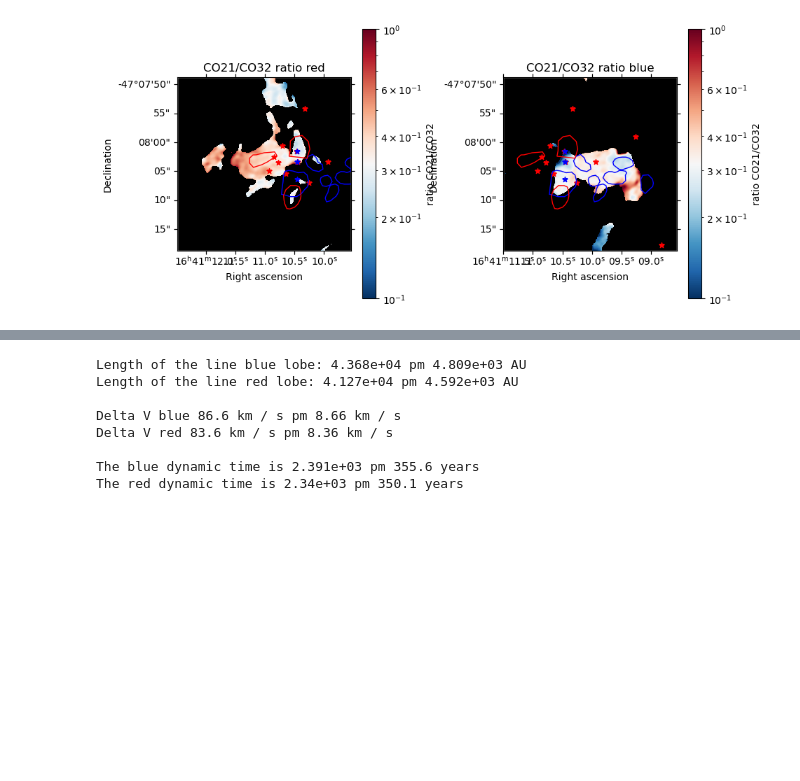
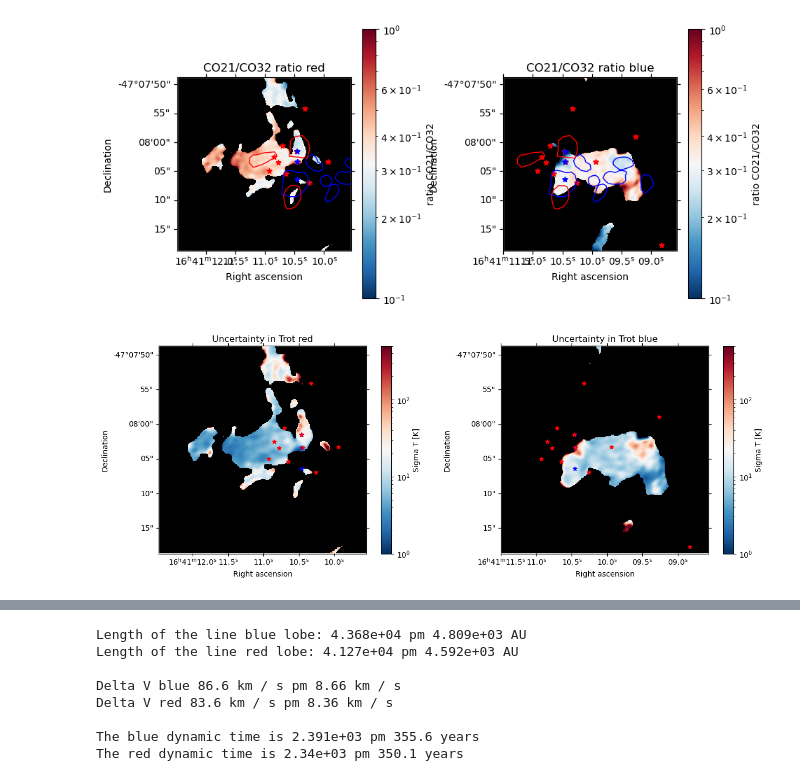
Before and after one commit to femkeballieux/master_project_2, a Jupyter notebook: code/LTERadtrans_RotDiagram_G337.92.ipynb, the cells around one changed output, grey strips where cells are left out. Saved outputs shown, nothing was run; the diff lists cells and outputs as text; code cells hidden in the pictures; blank space fills up the shorter version.

```diff
--- a/code/LTERadtrans_RotDiagram_G337.92.ipynb
+++ b/code/LTERadtrans_RotDiagram_G337.92.ipynb
@@ -323,6 +355,11 @@ Tk_CO_red_behaved[np.logical_not(temp_behaved_mask_CO_red)] = np.nan
 Tk_CO_blue_behaved = np.copy(Tk_CO_blue)
 Tk_CO_blue_behaved[np.logical_not(temp_behaved_mask_CO_blue)] = np.nan
 
+sigma_Tk_red_behaved = np.copy(sigma_Tk_red)
+sigma_Tk_red_behaved[np.logical_not(temp_behaved_mask_CO_red)] = np.nan
+sigma_Tk_blue_behaved = np.copy(sigma_Tk_blue)
+sigma_Tk_blue_behaved[np.logical_not(temp_behaved_mask_CO_blue)] = np.nan
+
 Z_interp_CO = interp.interp1d(T, Z_CO, kind='linear', fill_value='extrapolate')
 
 Z_CO_red = Z_interp_CO(Tk_CO_red)
@@ -512,3 +567,59 @@ plt.subplots_adjust(wspace=0.5)
 plt.savefig(path+'plots/ratio_flux.png', bbox_inches='tight')
 # %% [output]
 [figure]
+# %%
+"""
+Plot the sigma on temperature
+
+"""
+
+#required to plot the colorbars
+norm_ratio_sigma_T = mpl.colors.LogNorm(vmin=1, vmax=5e2)
+sm_ratio_sigma_T = cm.ScalarMappable(norm=norm_ratio_sigma_T, cmap=cmap)
+
+#trying to figure out why some spots disappear/are very high
+fig, ax = plt.subplots(1,2, figsize=(15,5), subplot_kw={'projection': wcs_B6_red}) #size horizontal: 20,9.5
+
+#ratio red
+ax[0].imshow(sigma_Tk_red_behaved.value, origin='lower', cmap='RdBu_r', norm=norm_ratio_sigma_T)
+ax[0].set_facecolor('black')
+ax[0].set_title('Uncertainty in Trot red')
+ax[0].set_xlabel('Right ascension')
+ax[0].set_ylabel('Declination')
+v.add_beam(ax=ax[0],major=beam_major, minor=beam_minor, angle=beam_pa, color='none', edgecolor='black')
+ax[0].set_xlim(300, 600)
+ax[0].set_ylim(300, 600)
+v.add_scalebar(ax[0], length=1*u.arcsec, label=f"1\" / {((1*u.arcsec).to(u.rad)*d.to(u.pc)).value:.2} pc")
+fig.colorbar(mappable=sm_ratio_sigma_T, ax=ax[0], label='Sigma T [K]')
+
+#ratio blue
+ax[1].imshow(sigma_Tk_blue_behaved.value, origin='lower', cmap='RdBu_r', norm=norm_ratio_sigma_T)
+ax[1].set_facecolor('black')
+ax[1].set_title('Uncertainty in Trot blue')
+ax[1].set_xlabel('Right ascension')
+ax[1].set_ylabel('Declination')
+v.add_beam(ax=ax[1],major=beam_major, minor=beam_minor, angle=beam_pa, color='none', edgecolor='black')
+ax[1].set_xlim(400, 700)
+ax[1].set_ylim(300, 600)
+v.add_scalebar(ax[1], length=1*u.arcsec, label=f"1\" / {((1*u.arcsec).to(u.rad)*d.to(u.pc)).value:.2} pc")
+fig.colorbar(mappable=sm_ratio_sigma_T, ax=ax[1], label='Sigma T [K]')
+
+
+ax[0].scatter(hot_cores_RA, hot_cores_DEC, transform=ax[0].get_transform('fk5'), s=30,
+           color='blue', marker='*', label='Hot cores')
+ax[1].scatter(hot_cores_RA, hot_cores_DEC, transform=ax[1].get_transform('fk5'), s=30,
+           color='blue', marker='*', label='Hot cores')
+
+ax[0].scatter(all_cores_coords.ra, all_cores_coords.dec, transform=ax[0].get_transform('fk5'), s=30,
+              color='red', marker='*', label='All cores', zorder=100)
+ax[1].scatter(all_cores_coords.ra, all_cores_coords.dec, transform=ax[1].get_transform('fk5'), s=30,
+                color='red', marker='*', label='All cores')
+for region in regions:
+    pixel_region = region.to_pixel(wcs_B7_red)
+    pixel_region.plot(ax=ax[0], linewidth=1)
+    pixel_region.plot(ax=ax[1], linewidth=1)
+
+# plt.subplots_adjust(wspace=0.5)
+# plt.savefig(path+'plots/ratio_flux.png', bbox_inches='tight')
+# %% [output]
+[figure, added]
```
Also changed, not shown: parts of 3 cells of this notebook, 5 other files.
